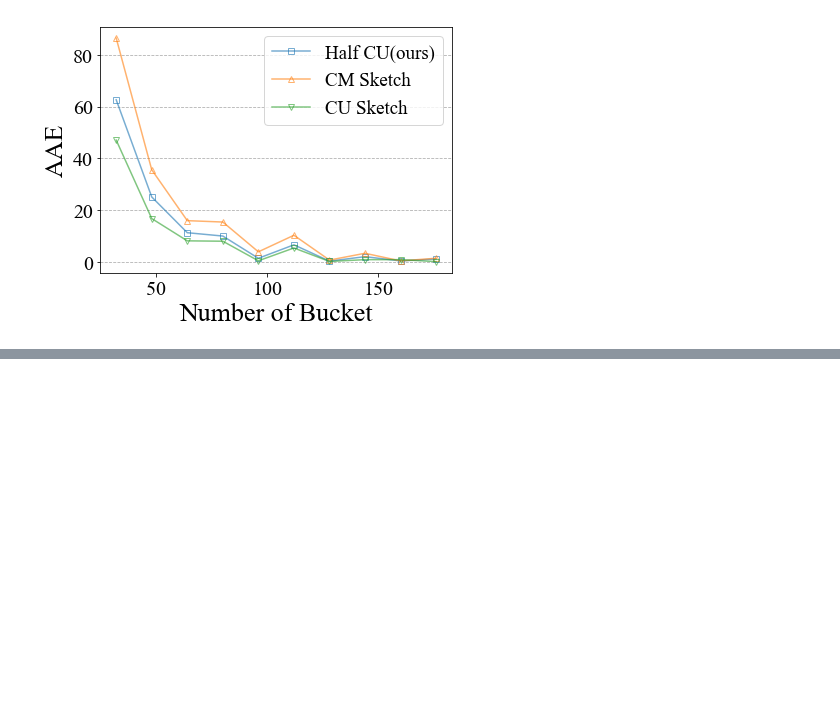
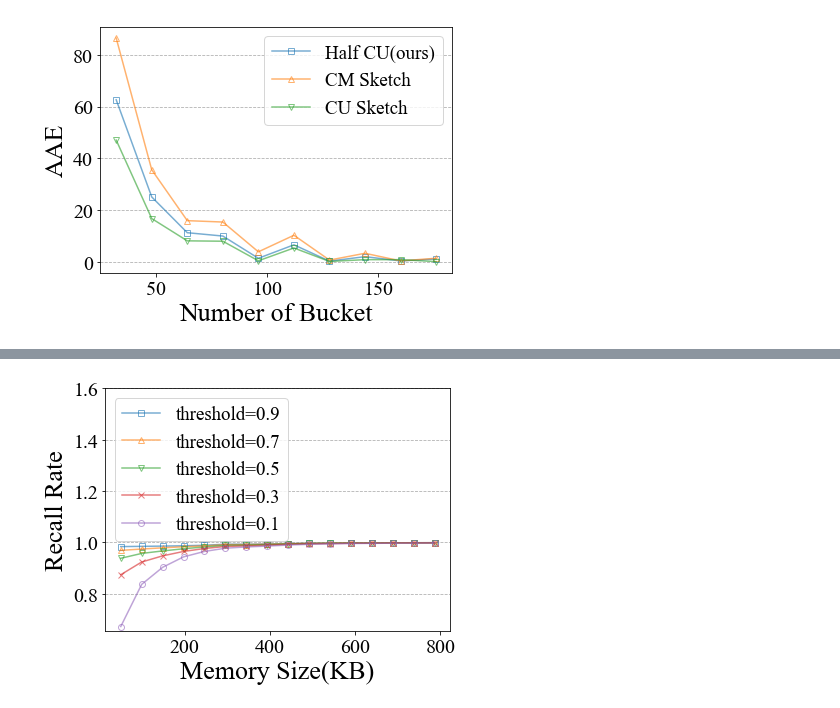
Before and after one commit to PKU1806/SketchFragments, a Jupyter notebook: exp/plt/plt_notebook.ipynb, the cells around one changed output, grey strips where cells are left out. Saved outputs shown, nothing was run; the diff lists cells and outputs as text; code cells hidden in the pictures; blank space fills up the shorter version.

```diff
--- a/exp/plt/plt_notebook.ipynb
+++ b/exp/plt/plt_notebook.ipynb
@@ -97,0 +196,95 @@ plt.show()
+# %%
+# BH - RR
+
+x_axix = np.array([4096*i*3/250 for i in range(1,17)])
+# x_axix[0] = 50
+
+res = [[] for i in range(5)]
+
+#开始画图
+plt.figure(figsize=(6, 4.5))
+# plt.title('Frequency Estimation', fontsize = 13)
+# plt.xlim( 2**(2.5),  2**13.5 )
+plt.xscale('linear')
+plt.yscale('linear')
+plt.tick_params(labelsize = 20)
+
+with open('../log/log_bh_100k_0.9') as f:
+    cnt = 0
+    for line in f:
+        data = [float(x) for x in line.split()]
+        if cnt % 3 == 0:
+            res[0].append(data[1]) # pr
+        cnt += 1
+        #if cnt > 3000:
+        #    break
+
+
+with open('../log/log_bh_100k_0.7') as f:
+    cnt = 0
+    for line in f:
+        data = [float(x) for x in line.split()]
+        if cnt % 3 == 0:
+            res[1].append(data[1]) # pr
+        cnt += 1
+        #if cnt > 3000:
+        #    break
+
+
+with open('../log/log_bh_100k_0.5') as f:
+    cnt = 0
+    for line in f:
+        data = [float(x) for x in line.split()]
+        if cnt % 3 == 0:
+            res[2].append(data[1]) # pr
+        cnt += 1
+        #if cnt > 3000:
+        #    break
+
+
+with open('../log/log_bh_100k_0.3') as f:
+    cnt = 0
+    for line in f:
+        data = [float(x) for x in line.split()]
+        if cnt % 3 == 0:
+            res[3].append(data[1]) # pr
+        cnt += 1
+        #if cnt > 3000:
+        #    break
+
+
+with open('../log/log_bh_100k_0.1') as f:
+    cnt = 0
+    for line in f:
+        data = [float(x) for x in line.split()]
+        if cnt % 3 == 0:
+            res[4].append(data[1]) # pr
+        cnt += 1
+        #if cnt > 3000:
+        #    break
+
+print(len(x_axix), len(res[0]))
+x_axix = x_axix
+plt.plot(x_axix, res[0], label='threshold=0.9', linestyle='-', marker='s', markerfacecolor='none', alpha = 0.6)
+plt.plot(x_axix, res[1], label='threshold=0.7', linestyle='-', marker='^', markerfacecolor='none', alpha = 0.6)
+plt.plot(x_axix, res[2], label='threshold=0.5', linestyle='-', marker='v', markerfacecolor='none', alpha = 0.6)
+plt.plot(x_axix, res[3], label='threshold=0.3', linestyle='-', marker='x', markerfacecolor='none', alpha = 0.6)
+plt.plot(x_axix, res[4], label='threshold=0.1', linestyle='-', marker='o', markerfacecolor='none', alpha = 0.6)
+# plt.plot(x_axix, res[7], label='Heavy-Guardian', linestyle='-', marker='x', alpha = 0.8)
+plt.legend(loc = 'upper left', fontsize = 19) # 显示图例
+with open('../log/log_bh_rr.csv', 'w') as f:
+    f.write(','.join([str(x) for x in x_axix[1::2]]) + '\n')
+    for i in range(5):
+        f.write(','.join([str(x) for x in res[i][1::2]]) + '\n')
+
+plt.grid(True, linestyle='--', axis='y')
+
+print(plt.ylim())
+plt.ylim(top=1.6)
+plt.xlabel('Memory Size(KB)', fontsize = 26)
+plt.ylabel('Recall Rate', fontsize = 26)
+plt.tight_layout()
+plt.savefig('bh_100k_rr.pdf')
+plt.show()
+#python 一个折线图绘制多个曲线
+# %% [output]
@@ -97,0 +293 @@ plt.show()
+[figure, added]
```
Also changed, not shown: parts of 6 cells of this notebook, 11 other files.
